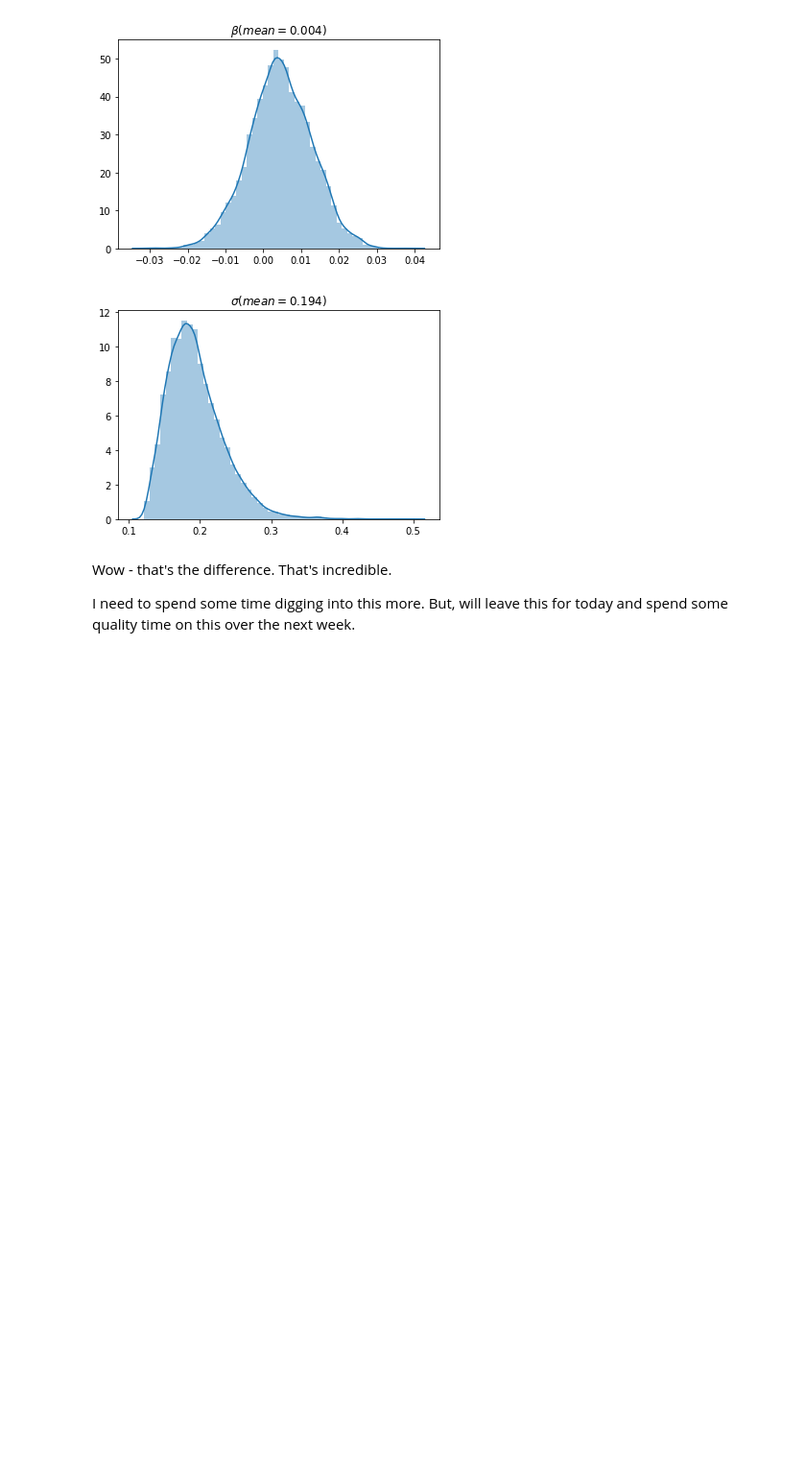
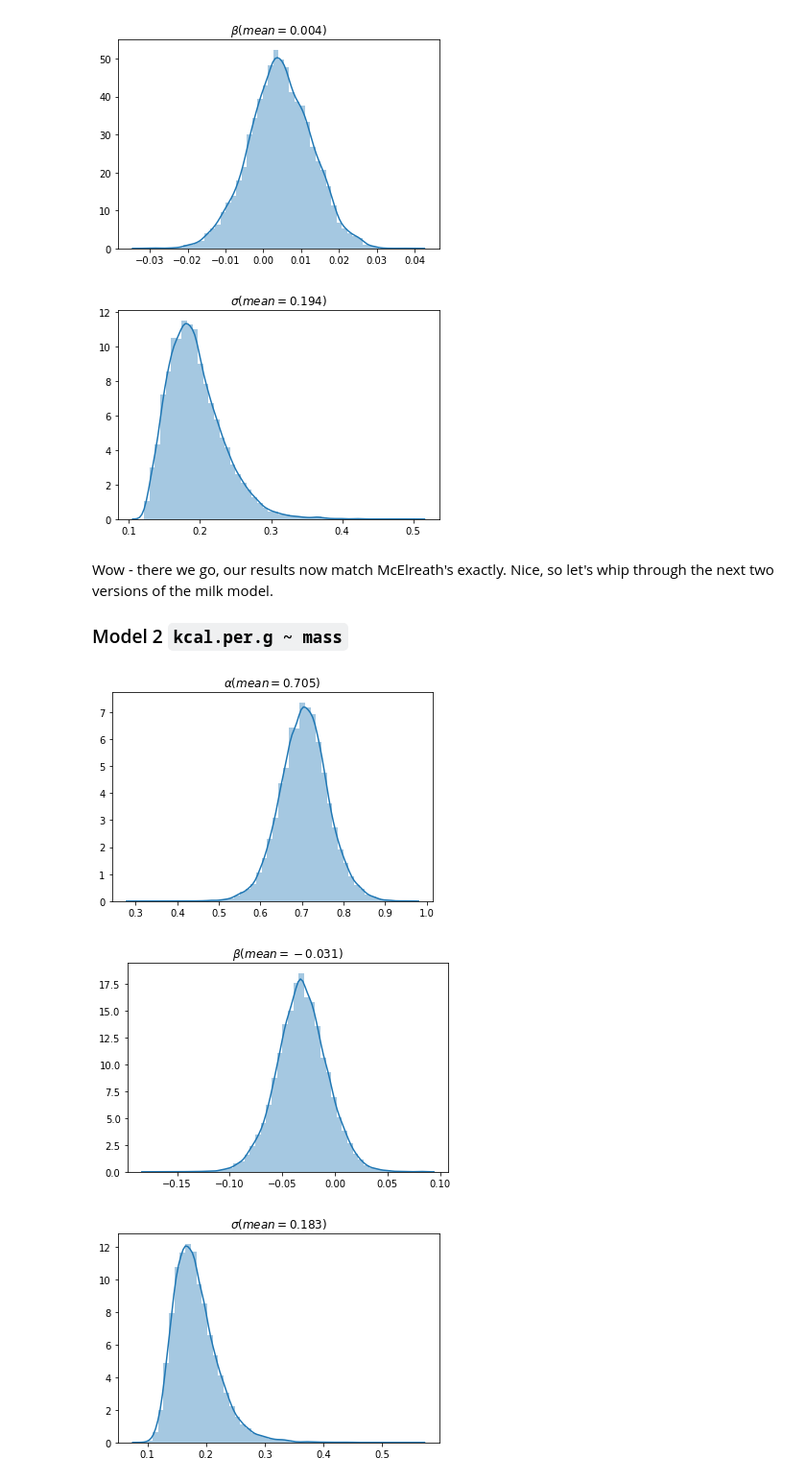
Before and after one commit to nickb-/tensorflow-probability-100days, a Jupyter notebook: notebooks/tfp_day14_NUTS.ipynb, the cells around one changed output. Shown at 96% size. Cells and saved outputs as stored; diff of their text form; code cells hidden in the pictures; blank space fills up the shorter version.

Commit message:
Added second and third milk model using nuts

```diff
--- a/notebooks/tfp_day14_NUTS.ipynb
+++ b/notebooks/tfp_day14_NUTS.ipynb
@@ -92,7 +92,7 @@ def construct_hmc(log_posterior, adaptation_steps = NUM_ADAPTATION):
 
   return hmc
 
-def construct_nuts(log_posterior, adaptation_steps = NUM_ADAPTATION):
+def construct_nuts(log_posterior, adaptation_steps = NUM_ADAPTATION, nparams = 3):
 
   """
   Define a "vanilla" NoUTurn sampler, for direct comparison with Stan.
@@ -108,7 +108,7 @@ def construct_nuts(log_posterior, adaptation_steps = NUM_ADAPTATION):
                 target_log_prob_fn = log_posterior,
                 step_size=1.0
             ),
-            bijector=[tfb.Identity()] * 3
+            bijector=[tfb.Identity()] * nparams
         ),
         target_accept_prob=.8,
         num_adaptation_steps=adaptation_steps,
@@ -298,7 +298,66 @@ plt.show()
 [figure]
 [figure]
 [figure]
-# %% [markdown]
-Wow - that's the difference. That's incredible.
-
-I need to spend some time digging into this more. But, will leave this for today and spend some quality time on this over the next week.
+# %% [markdown]
+Wow - there we go, our results now match McElreath's exactly. Nice, so let's whip through the next two versions of the milk model.
+
+### Model 2 `kcal.per.g ~ mass`
+# %%
+reset_sess()
+
+def joint_log_prob(mass, calories, alpha, beta, sigma):
+  """
+  Model the relationship between energy content and percentage of the
+  brain which is neocortex.
+  """
+
+  prior_alpha = tfd.Normal(0., 100.)
+  prior_beta = tfd.Normal(0., 1.)
+  prior_sigma = tfd.Uniform(0., 1.)
+
+  mu = alpha + beta * mass
+  rv_calories = tfd.Normal(loc = mu, scale = sigma)
+
+  log_lik = (
+      prior_alpha.log_prob(alpha) +
+      prior_beta.log_prob(beta) +
+      prior_sigma.log_prob(sigma) +
+      tf.reduce_sum(rv_calories.log_prob(calories))
+  )
+
+  return log_lik
+
+def unnormalised_posterior(alpha, beta, sigma):
+  return joint_log_prob(mass, calories, alpha, beta, sigma)
+
+
+# setup variables
+# NOTE: the dtype declarations are necessary, otherwise it throws
+#       a datatype error
+[calories, mass] = [
+    tf.convert_to_tensor(milk['kcal.per.g'].values, dtype=np.float32),
+    tf.convert_to_tensor(np.log(milk['mass'].values), dtype=np.float32)
+]
+
+# run our chain
+[alpha_, beta_, sigma_] = run_chain_xla(
+    construct_nuts(unnormalised_posterior, adaptation_steps = 5000),
+    inits = [1., 1., 0.1],
+    iters = [20000, 10000]
+)
+
+sns.distplot(alpha_, label = "posterior")
+plt.title("$\\alpha (mean = {:.3f})$".format(np.mean(alpha_)))
+plt.show()
+
+sns.distplot(beta_, label = "posterior")
+plt.title("$\\beta (mean = {:.3f})$".format(np.mean(beta_)))
+plt.show()
+
+sns.distplot(sigma_, label = "posterior")
+plt.title("$\\sigma (mean = {:.3f})$".format(np.mean(sigma_)))
+plt.show()
+# %% [output]
+[figure, added]
+[figure, added]
+[figure, added]
```
Also changed, not shown: parts of 2 cells of this notebook.
